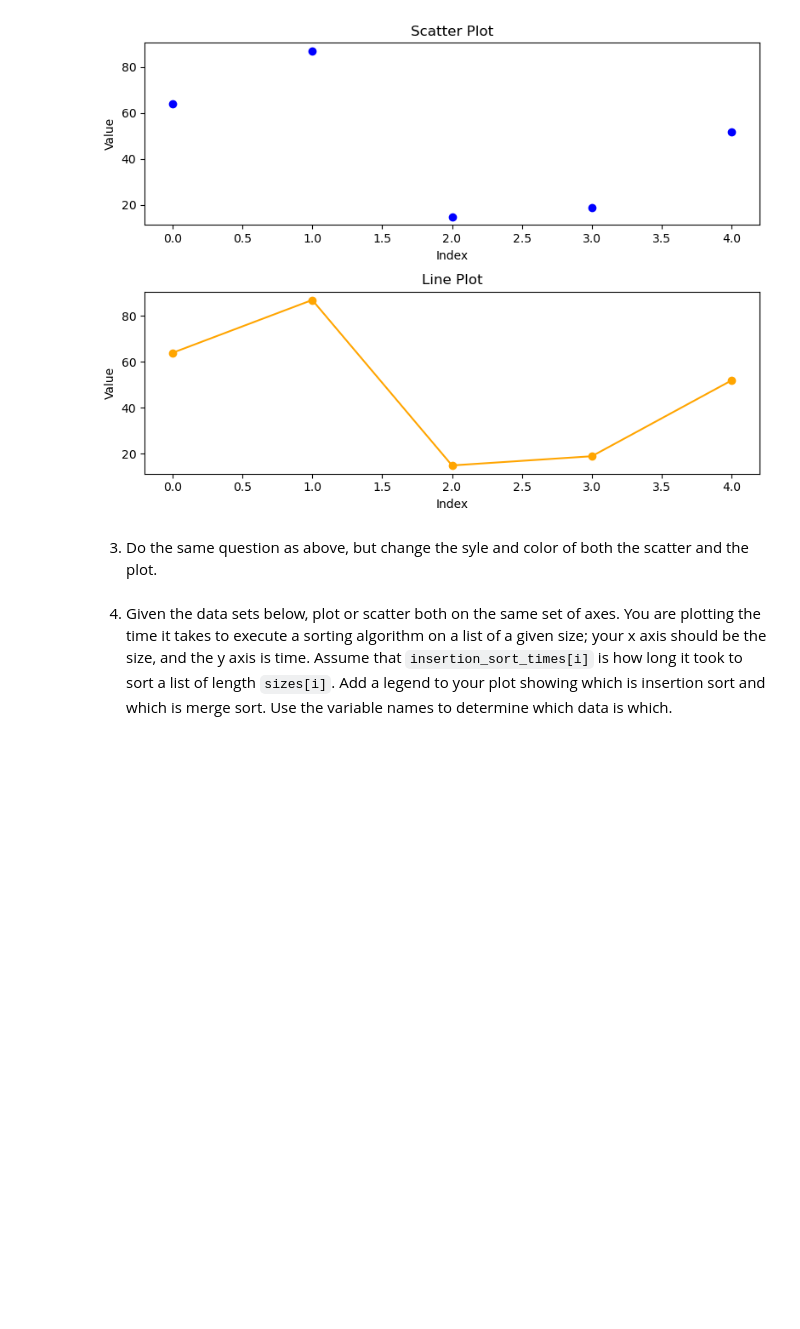
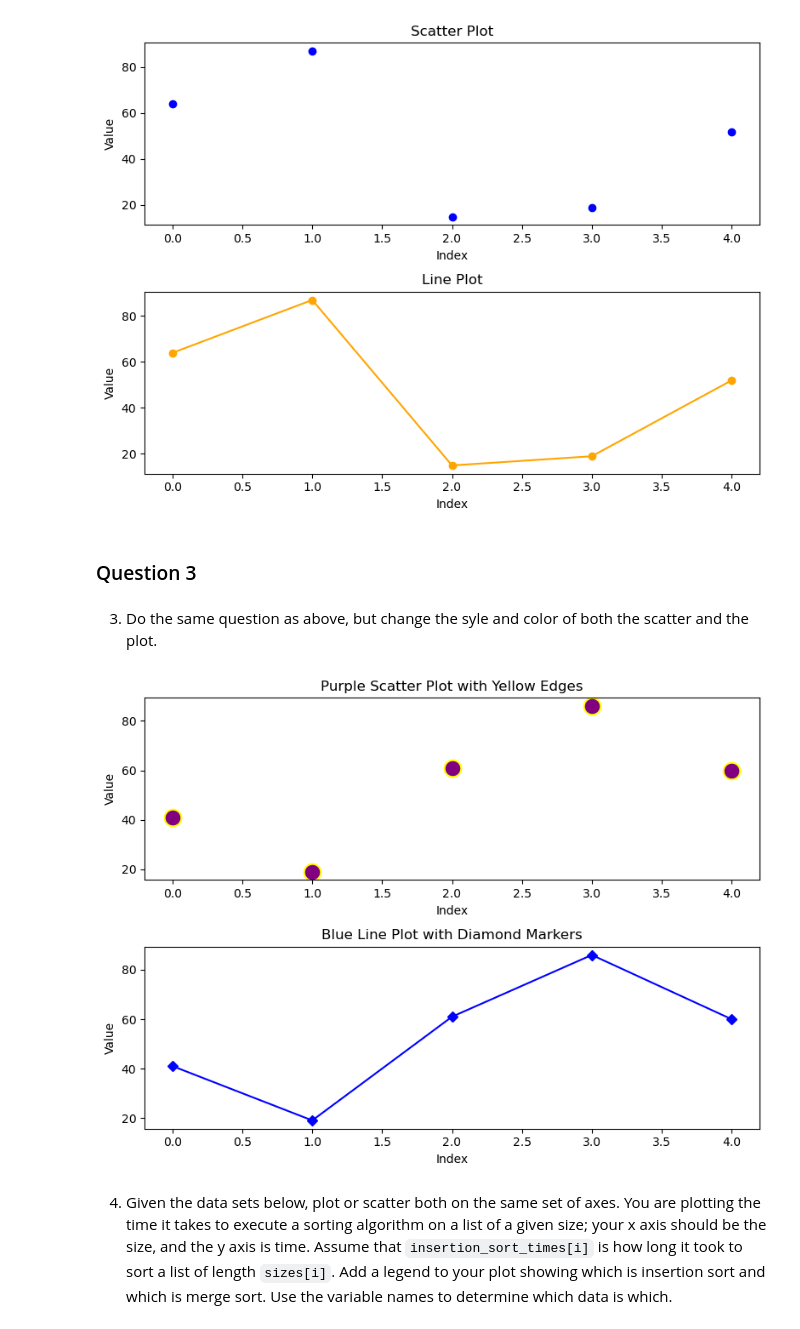
Before and after one commit to dineshgurum8/pyplot_dg, a Jupyter notebook: pyplot.ipynb, the cells around one changed output. Cells and saved outputs as stored; diff of their text form; code cells hidden in the pictures; blank space fills up the shorter version.

Commit message:
Executing Question 3

```diff
--- a/pyplot.ipynb
+++ b/pyplot.ipynb
@@ -87,8 +87,36 @@ plt.tight_layout()
 plt.show()
 # %% [output]
 [figure]
+# %% [markdown]
+### Question 3
 # %% [markdown]
 3. Do the same question as above, but change the syle and color of both the scatter and the plot.
+# %%
+import matplotlib.pyplot as plt
+import random
+
+# Generate 5 random integers
+random_numbers = [random.randint(1, 100) for _ in range(5)]
+x_values = list(range(len(random_numbers)))
+
+fig, (ax1, ax2) = plt.subplots(2, 1, figsize=(8, 6))
+
+# Scatter: purple circles, yellow edges, larger size
+ax1.scatter(x_values, random_numbers, s=200, marker='o', color='purple', edgecolor='yellow', linewidth=1.5)
+ax1.set_title("Purple Scatter Plot with Yellow Edges")
+ax1.set_xlabel("Index")
+ax1.set_ylabel("Value")
+
+# Line plot: solid blue line with diamond markers
+ax2.plot(x_values, random_numbers, linestyle='-', marker='D', color='blue')
+ax2.set_title("Blue Line Plot with Diamond Markers")
+ax2.set_xlabel("Index")
+ax2.set_ylabel("Value")
+
+plt.tight_layout()
+plt.show()
+# %% [output]
+[figure, added]
 # %% [markdown]
 4. Given the data sets below, plot or scatter both on the same set of axes.  You are plotting the time it takes to execute a sorting algorithm on a list of a given size; your x axis should be the size, and the y axis is time.  Assume that `insertion_sort_times[i]` is how long it took to sort a list of length `sizes[i]`.  Add a legend to your plot showing which is insertion sort and which is merge sort.  Use the variable names to determine which data is which.
 # %%
```
